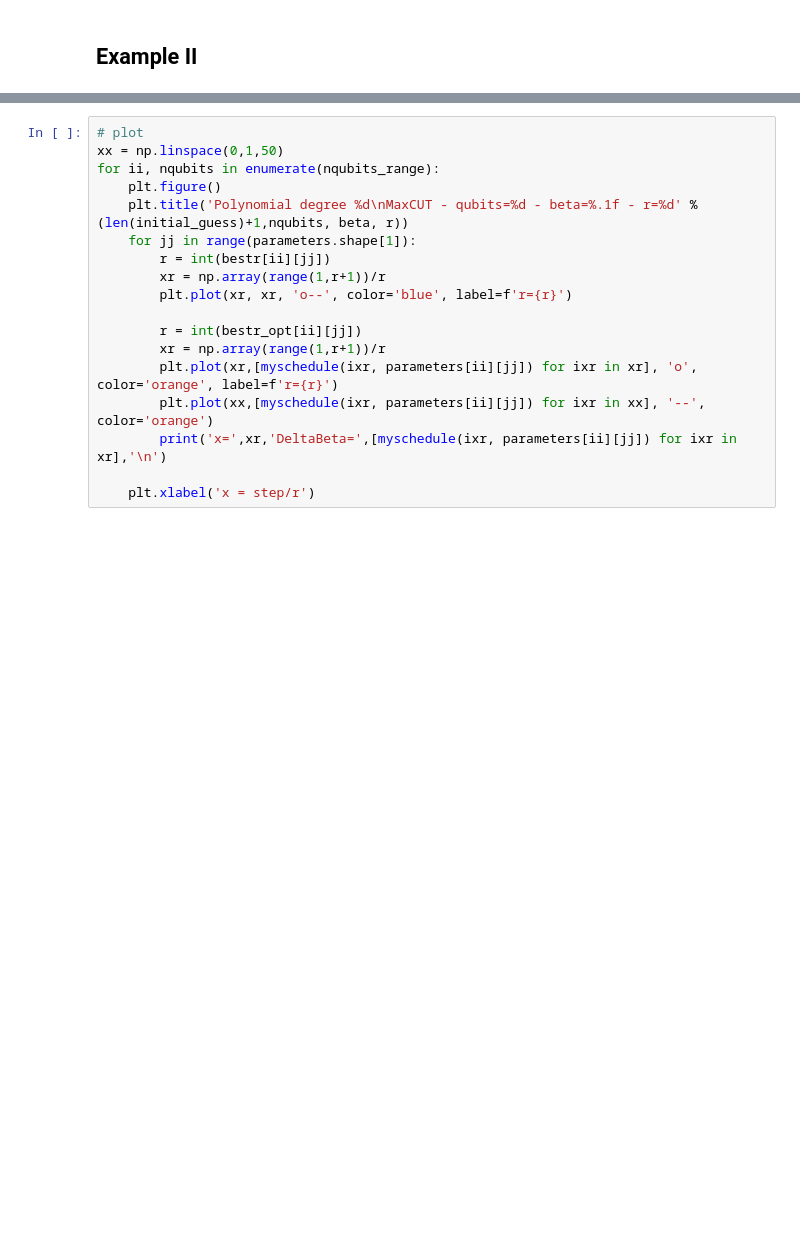
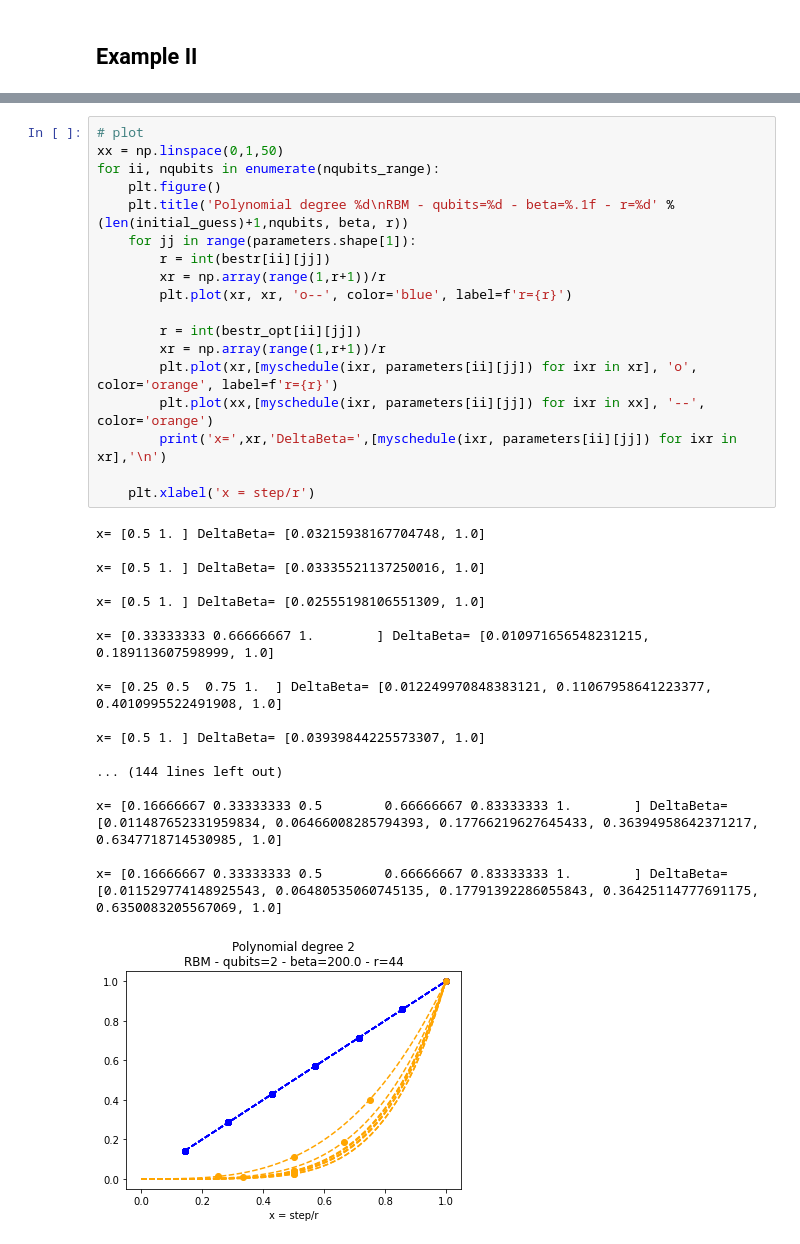
Before and after one commit to scarrazza/QITE, a Jupyter notebook: crosscheck.ipynb, the cells around one changed output, grey strips where cells are left out. Cells and saved outputs as stored; diff of their text form; blank space fills up the shorter version.

```diff
--- a/crosscheck.ipynb
+++ b/crosscheck.ipynb
@@ -485,18 +581,37 @@ plt.savefig('weighted_maxcut_beta_%d.png' % (beta), bbox_inches='tight')
 # %%
 # plot
 xx = np.linspace(0,1,50)
 for ii, nqubits in enumerate(nqubits_range):
     plt.figure()
-    plt.title('Polynomial degree %d\nMaxCUT - qubits=%d - beta=%.1f - r=%d' % (len(initial_guess)+1,nqubits, beta, r))
+    plt.title('Polynomial degree %d\nRBM - qubits=%d - beta=%.1f - r=%d' % (len(initial_guess)+1,nqubits, beta, r))
     for jj in range(parameters.shape[1]):
         r = int(bestr[ii][jj])
         xr = np.array(range(1,r+1))/r
         plt.plot(xr, xr, 'o--', color='blue', label=f'r={r}')
 
         r = int(bestr_opt[ii][jj])
         xr = np.array(range(1,r+1))/r
         plt.plot(xr,[myschedule(ixr, parameters[ii][jj]) for ixr in xr], 'o', color='orange', label=f'r={r}')
         plt.plot(xx,[myschedule(ixr, parameters[ii][jj]) for ixr in xx], '--', color='orange')
         print('x=',xr,'DeltaBeta=',[myschedule(ixr, parameters[ii][jj]) for ixr in xr],'\n')
 
     plt.xlabel('x = step/r')
+# %% [output]
+x= [0.5 1. ] DeltaBeta= [0.03215938167704748, 1.0]
+
+x= [0.5 1. ] DeltaBeta= [0.03335521137250016, 1.0]
+
+x= [0.5 1. ] DeltaBeta= [0.02555198106551309, 1.0]
+
+x= [0.33333333 0.66666667 1.        ] DeltaBeta= [0.010971656548231215, 0.189113607598999, 1.0]
+
+x= [0.25 0.5  0.75 1.  ] DeltaBeta= [0.012249970848383121, 0.11067958641223377, 0.4010995522491908, 1.0]
+
+x= [0.5 1. ] DeltaBeta= [0.03939844225573307, 1.0]
+
+... (144 lines left out)
+
+x= [0.16666667 0.33333333 0.5        0.66666667 0.83333333 1.        ] DeltaBeta= [0.011487652331959834, 0.06466008285794393, 0.17766219627645433, 0.36394958642371217, 0.6347718714530985, 1.0]
+
+x= [0.16666667 0.33333333 0.5        0.66666667 0.83333333 1.        ] DeltaBeta= [0.011529774148925543, 0.06480535060745135, 0.17791392286055843, 0.36425114777691175, 0.6350083205567069, 1.0]
+[figure, added]
```
Also changed, not shown: parts of 6 cells of this notebook.
